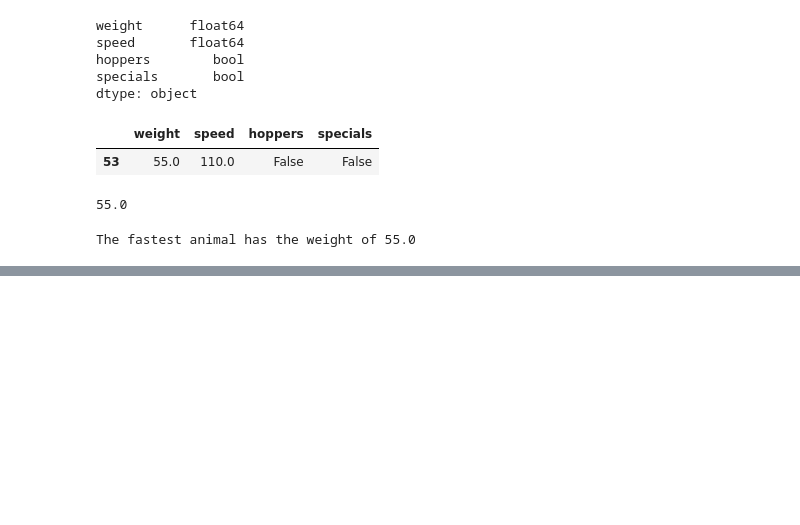
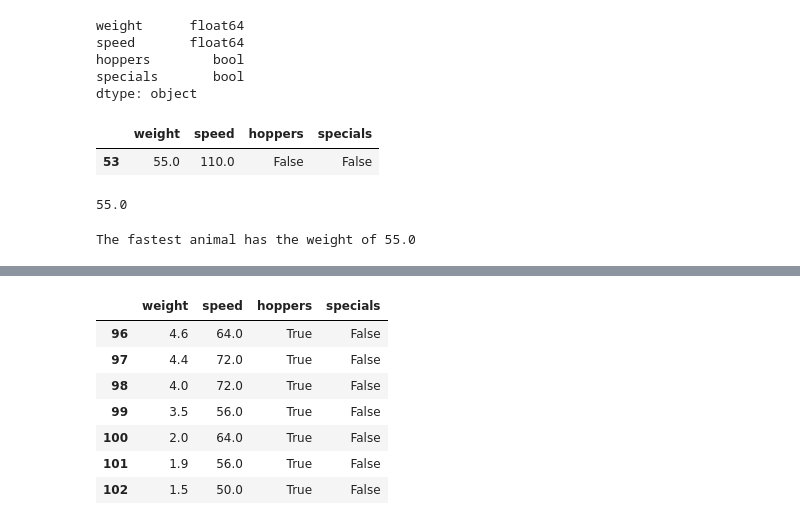
Before and after one commit to flambuth/python-exercises, a Jupyter notebook: pandas_dataframes.ipynb, the cells around one changed output, grey strips where cells are left out. Drawn from its saved outputs; the diff is of its cells as text; code cells hidden in the pictures; blank space fills up the shorter version.

```diff
--- a/pandas_dataframes.ipynb
+++ b/pandas_dataframes.ipynb
@@ -305,0 +353,18 @@ The fastest animal has the weight of 55.0
+# %%
+#This is the median of the speed column
+#This is done by calling all rows with :, and then calling for just the speed column by its
+#explicit index, hence the .loc method. This selection is a series, which has a median method.
+type(mammals.loc[:,"speed"])
+speed_median = mammals.loc[:,"speed"].median()
+# %%
+#Animals that are faster than the median.
+mammals[(mammals['speed'] > speed_median) & (mammals['hoppers'] == True)]
+# %% [output]
+|  | weight | speed | hoppers | specials |
+| 96 | 4.6 | 64.0 | True | False |
+| 97 | 4.4 | 72.0 | True | False |
+| 98 | 4.0 | 72.0 | True | False |
+| 99 | 3.5 | 56.0 | True | False |
+| 100 | 2.0 | 64.0 | True | False |
+| 101 | 1.9 | 56.0 | True | False |
+| 102 | 1.5 | 50.0 | True | False |
```
Also changed, not shown: parts of 6 cells of this notebook.
